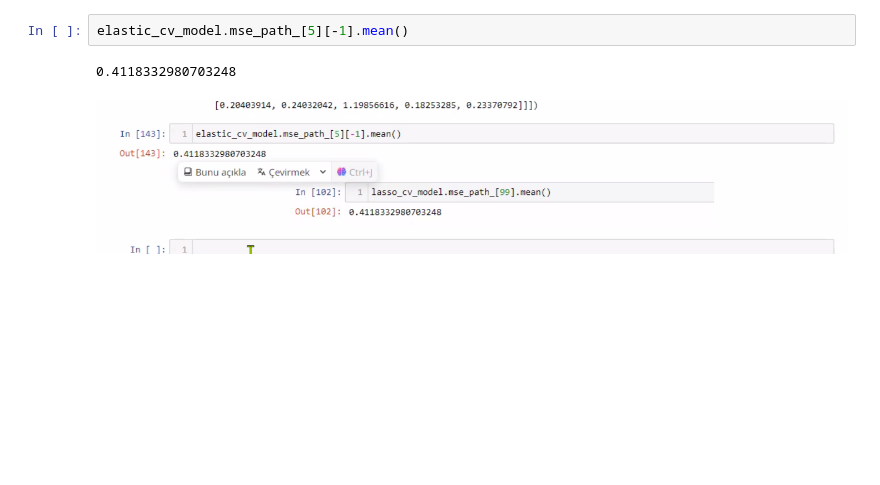
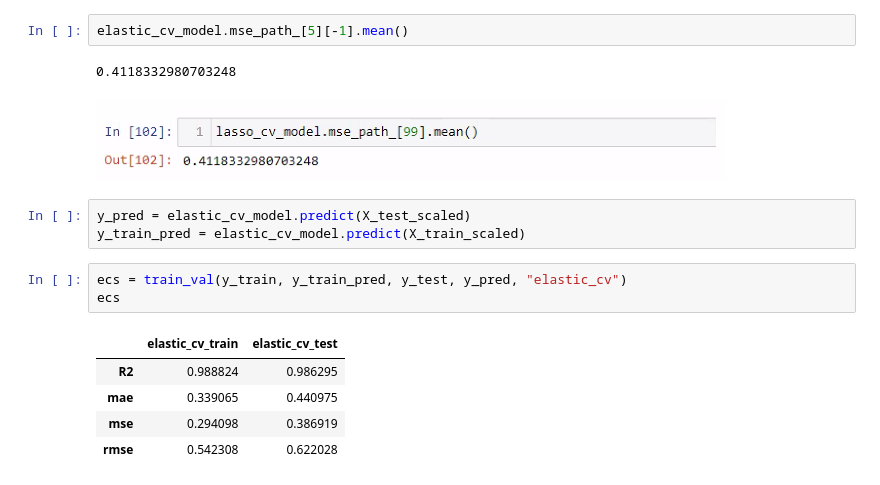
Before and after one commit to Sungur66/Myfiles_from_Batch168, a Jupyter notebook: 15.ML/3-ML_Regularization-Ridge-Lasso.ipynb, the cells around one changed output. Saved outputs shown, nothing was run; the diff lists cells and outputs as text; blank space fills up the shorter version.

```diff
--- a/15.ML/3-ML_Regularization-Ridge-Lasso.ipynb
+++ b/15.ML/3-ML_Regularization-Ridge-Lasso.ipynb
@@ -972,4 +992,16 @@ elastic_cv_model.mse_path_[5][-1].mean()
 # %% [output]
 0.4118332980703248
 # %% [markdown]
-![image.png](attachment:image.png)
+![image-2.png](attachment:image-2.png)
+# %%
+y_pred = elastic_cv_model.predict(X_test_scaled)
+y_train_pred = elastic_cv_model.predict(X_train_scaled)
+# %%
+ecs = train_val(y_train, y_train_pred, y_test, y_pred, "elastic_cv")
+ecs
+# %% [output]
+|  | elastic_cv_train | elastic_cv_test |
+| R2 | 0.988824 | 0.986295 |
+| mae | 0.339065 | 0.440975 |
+| mse | 0.294098 | 0.386919 |
+| rmse | 0.542308 | 0.622028 |
```
Also changed, not shown: parts of 36 cells of this notebook.
